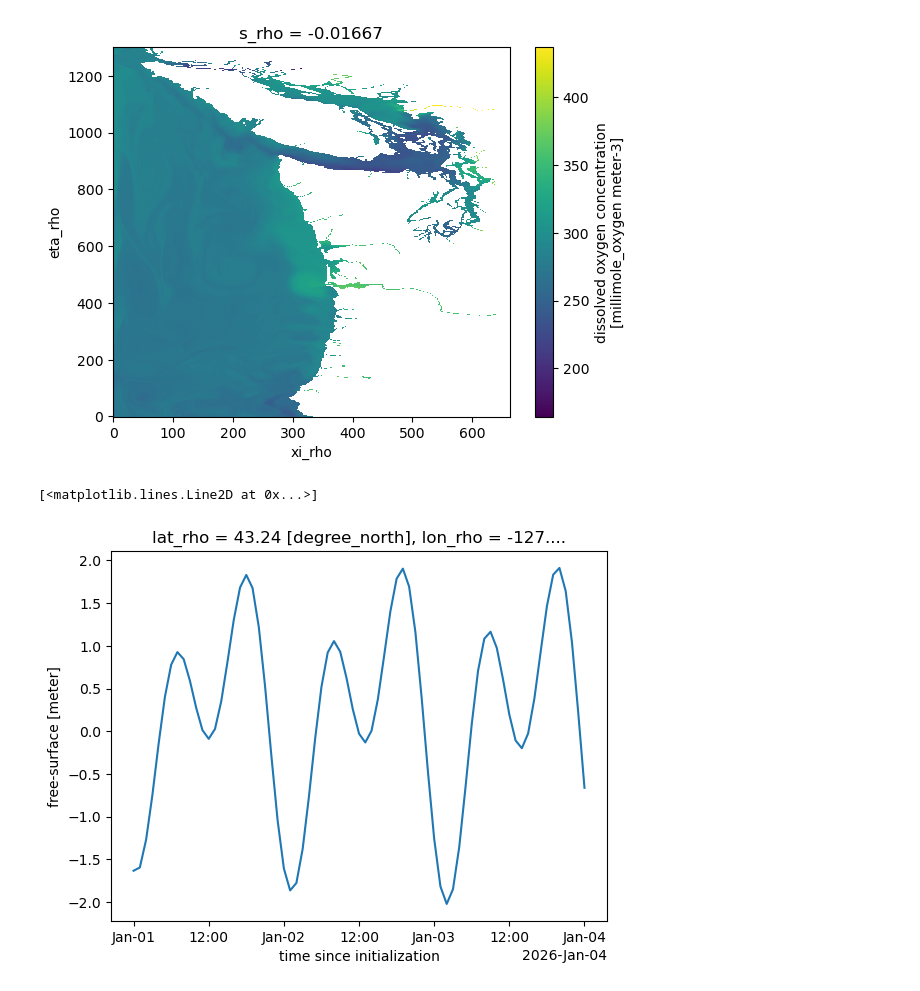
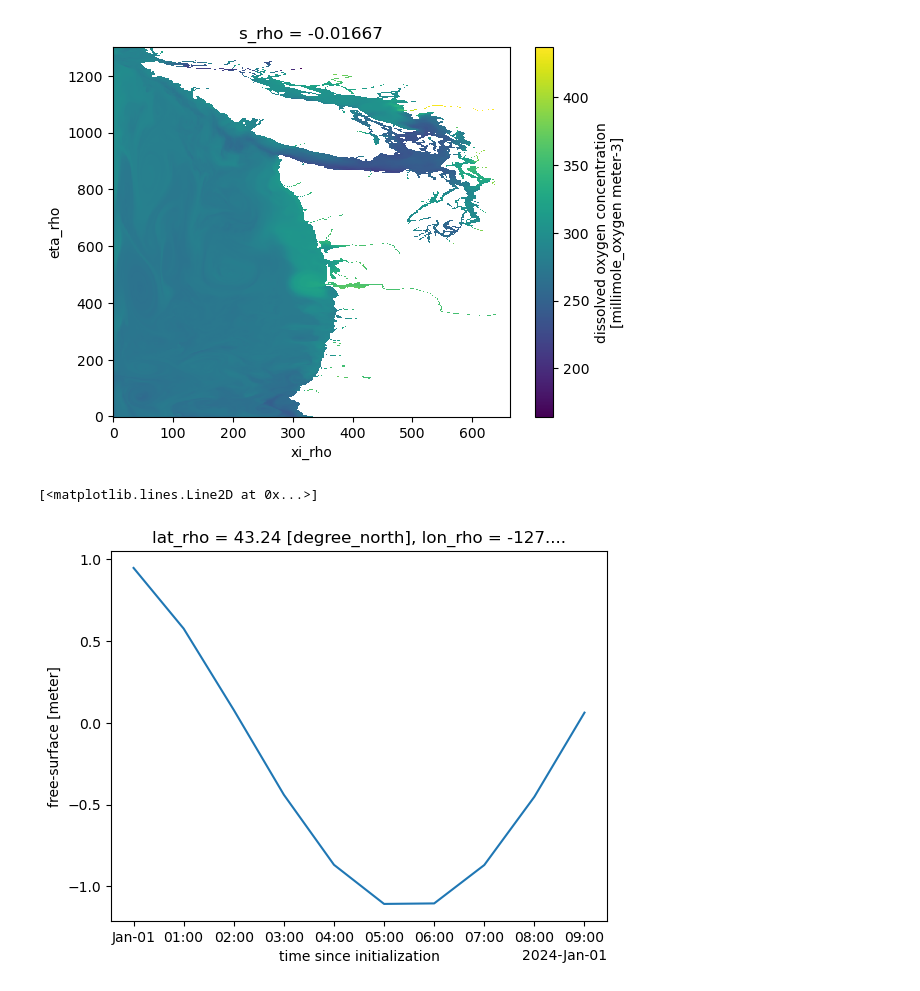
Before and after one commit to katehewett/LO, a Jupyter notebook: extract/icechunk/layers_icechunk_read.ipynb, the cells around one changed output. Cells and saved outputs as stored; diff of their text form; code cells hidden in the pictures.

```diff
--- a/extract/icechunk/layers_icechunk_read.ipynb
+++ b/extract/icechunk/layers_icechunk_read.ipynb
@@ -17,7 +17,7 @@ bucket_url       = f"s3://{storage_bucket}"
 # %%
 storage = icechunk.s3_storage(
     bucket=storage_bucket,
-    prefix=f"icechunk/{storage_name}",
+    prefix=f"icechunk_cas7_t2_x11b/{storage_name}",
     from_env=True,
     endpoint_url=storage_endpoint,
     region='not-used',
@@ -92,7 +106,7 @@ ds.oxygen[:,-1,:,:].mean(dim='ocean_time').plot()
 <matplotlib.collections.QuadMesh at 0x...>
 [figure]
 # %%
-ds.zeta[:,100,100].plot()
+ds.zeta[:10,100,100].plot()
 # %% [output]
 [<matplotlib.lines.Line2D at 0x...>]
-[figure, old version]
+[figure, new version]
```
Also changed, not shown: parts of 5 cells of this notebook.
